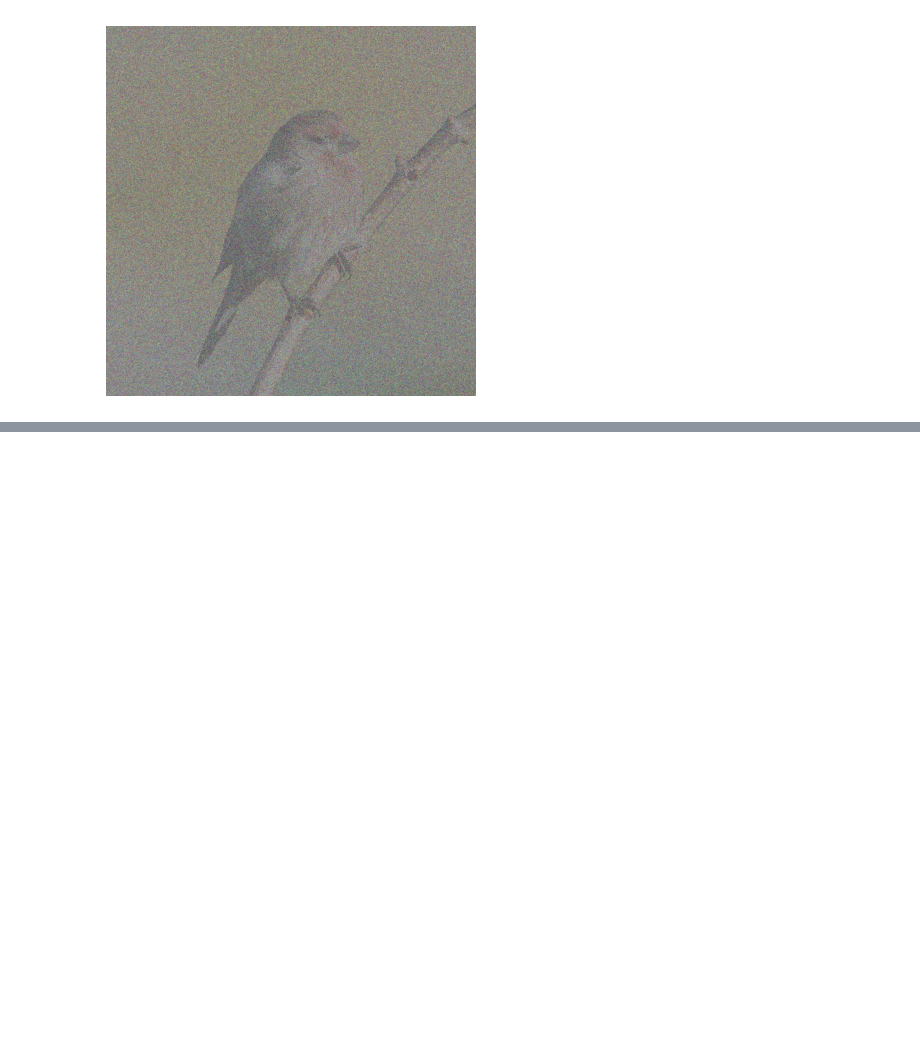
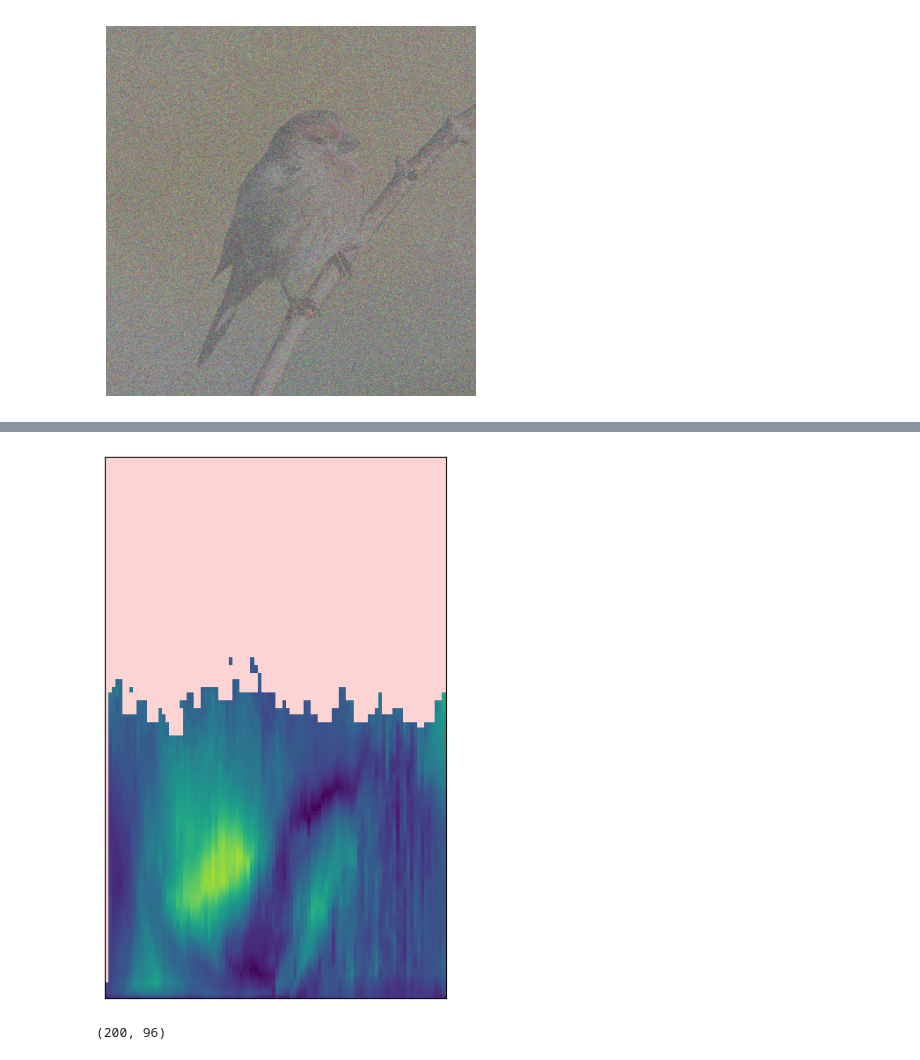
Before and after one commit to StormMata/PaletteDiffusionModel, a Jupyter notebook: preprocess/Process_A0.ipynb, the cells around one changed output, grey strips where cells are left out. Cells and saved outputs as stored; diff of their text form; code cells hidden in the pictures; blank space fills up the shorter version.

```diff
--- a/preprocess/Process_A0.ipynb
+++ b/preprocess/Process_A0.ipynb
@@ -746,0 +781,53 @@ plt.show()
+# %%
+import matplotlib.pyplot as plt
+import matplotlib.colors as mcolors
+
+day  = 83
+
+font = 13
+
+extract_u = ds_combined.u.where((ds_combined.time >= day) & (ds_combined.time < (day + 1)), drop=True).values
+extract_v = ds_combined.v.where((ds_combined.time >= day) & (ds_combined.time < (day + 1)), drop=True).values
+
+ws = (extract_u**2 + extract_v**2)**(1/2)
+
+# Generate Gaussian noise
+mean =np.nanmean(ws)
+std = np.nanstd(ws)
+
+noise = np.random.normal(mean, std, (30, 96))
+
+cmap = plt.cm.viridis  # You can choose any colormap you like
+cmap.set_bad(color='#fcd4d4')
+
+# ws[20:50, :] = noise
+
+fig, ax = plt.subplots(figsize=(5, 8))
+
+cntf = ax.pcolormesh(np.linspace(0, 96, 96), np.linspace(0, 200, 200), ws, vmin = 0, vmax = 20, cmap = cmap)
+
+# Increase tick mark font size
+ax.tick_params(axis='both', which='major', labelsize=font)
+
+# ax.set_title('LiDAR Wind Profiles', fontsize=font*1.5)
+
+# ax.axis('off')
+# Turn off all axes labels and ticks
+ax.set_xticks([])  # Remove x-axis ticks
+ax.set_yticks([])  # Remove y-axis ticks
+ax.set_xticklabels([])  # Remove x-axis labels
+ax.set_yticklabels([])  # Remove y-axis labels
+
+# plt.savefig('./test_1_after.png', dpi = 800, bbox_inches = 'tight', transparent = True)
+# plt.savefig('./test_1_before.png', dpi = 800, bbox_inches = 'tight', transparent = True)
+
+plt.savefig('./extrap.png', dpi = 800, bbox_inches = 'tight', transparent = True)
+
+
+plt.show()
+# %% [output]
+[figure, added]
+# %%
+ws.shape
+# %% [output]
+(200, 96)
```
Also changed, not shown: parts of 2 cells of this notebook, 7 other files.
